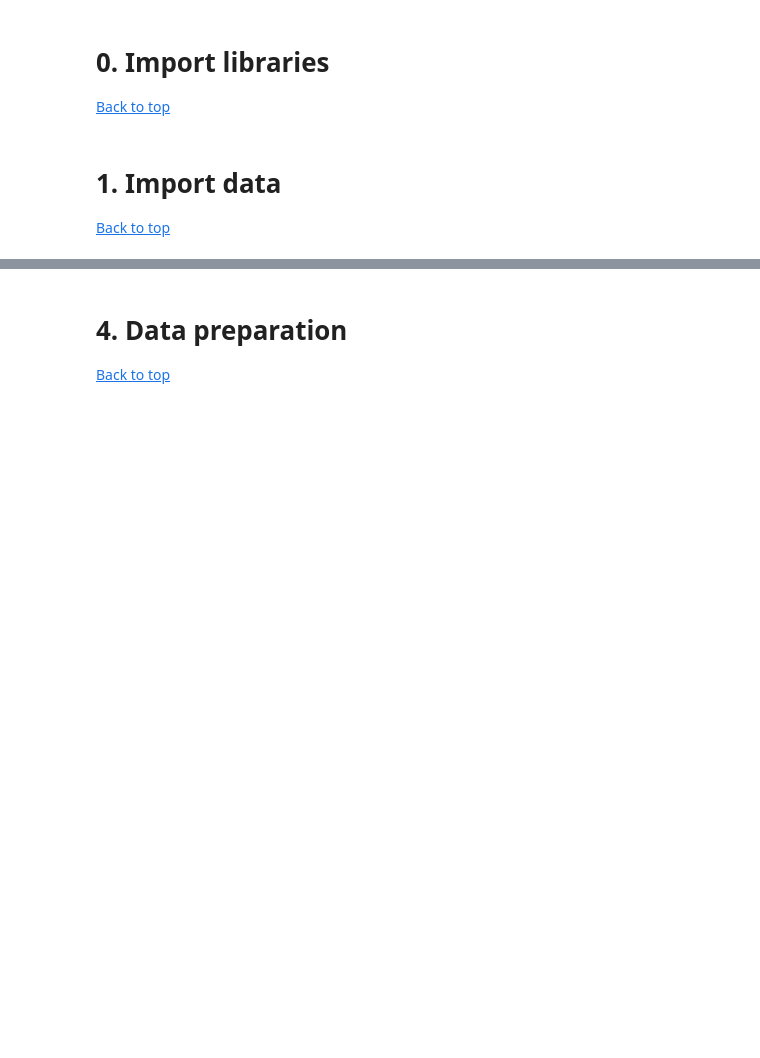
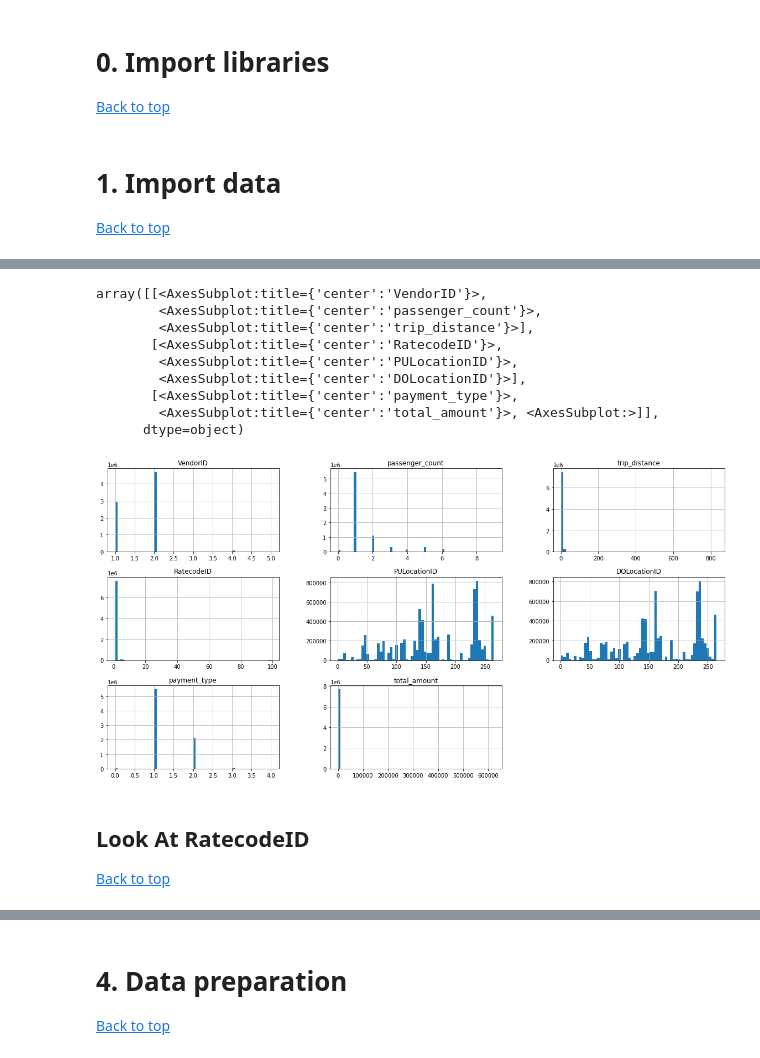
Before and after one commit to KenStephani/New-York-Taxi-Analysis, a Jupyter notebook: Presentable Notebook.ipynb, the cells around one changed output, grey strips where cells are left out. Drawn from its saved outputs; the diff is of its cells as text; code cells hidden in the pictures; blank space fills up the shorter version.

```diff
--- a/Presentable Notebook.ipynb
+++ b/Presentable Notebook.ipynb
@@ -62,0 +47,12 @@ display( trips_df.shape )
+# %%
+print("\nLine: ", getframeinfo(currentframe()).lineno, dbz(3, 2), end="\n")
+
+#trips_df = pq.read_table('./data/yellow_tripdata_2019-01.parquet')
+
+trips_df = pq.read_table(Python_Data_Folder + r'\yellow_tripdata_2019-01.parquet')
+
+
+trips_df = trips_df.to_pandas()
+display( trips_df.head(2) )
+
+print("\nLine: ", getframeinfo(currentframe()).lineno, dbz(3, 2), end="\n")
@@ -65,0 +83,5 @@ display( trips_df.shape )
+# %%
+trips_df = trips_df[['VendorID', 'tpep_pickup_datetime', 'tpep_dropoff_datetime',
+       'passenger_count', 'trip_distance', 'RatecodeID',
+       'PULocationID', 'DOLocationID', 'payment_type',
+       'total_amount' ]]
@@ -65,0 +97,18 @@ display( trips_df.shape )
+# %%
+trips_df.hist(figsize=(20,10), bins=60)
+# %% [output]
+array([[<AxesSubplot:title={'center':'VendorID'}>,
+        <AxesSubplot:title={'center':'passenger_count'}>,
+        <AxesSubplot:title={'center':'trip_distance'}>],
+       [<AxesSubplot:title={'center':'RatecodeID'}>,
+        <AxesSubplot:title={'center':'PULocationID'}>,
+        <AxesSubplot:title={'center':'DOLocationID'}>],
+       [<AxesSubplot:title={'center':'payment_type'}>,
+        <AxesSubplot:title={'center':'total_amount'}>, <AxesSubplot:>]],
+      dtype=object)
+[figure, added]
+# %% [markdown]
+
+## Look At RatecodeID
+<a id='Look At RatecodeID'></a>
+[Back to top](#table_of_contents)
```
Also changed, not shown: parts of 48 cells of this notebook, 1 other file.
